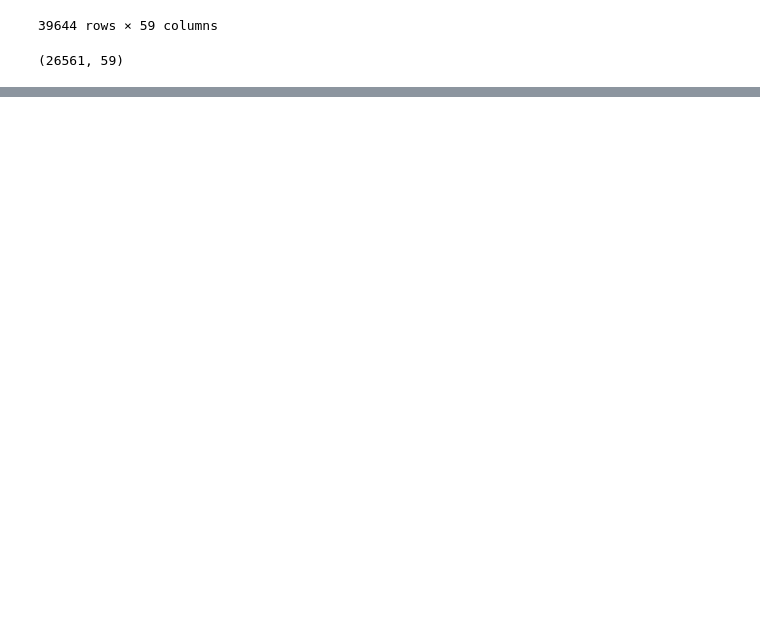
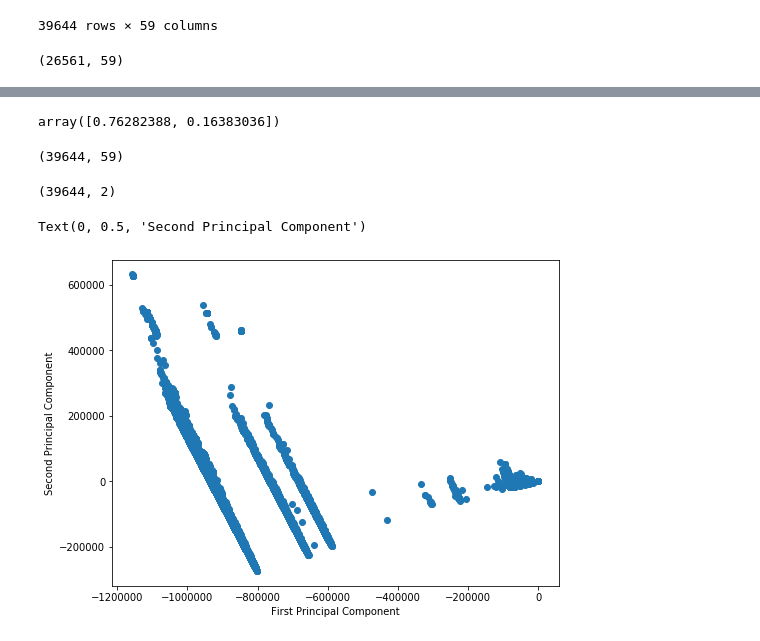
Before and after one commit to farzad-yousefi/Assessment-of-online-news-popularity, a Jupyter notebook: Newspopularity.ipynb, the cells around one changed output, grey strips where cells are left out. Saved outputs shown, nothing was run; the diff lists cells and outputs as text; code cells hidden in the pictures; blank space fills up the shorter version.

```diff
--- a/Newspopularity.ipynb
+++ b/Newspopularity.ipynb
@@ -392,0 +523,24 @@ model5.score(X_test,y_test)
+# %%
+pcd = PCA(2).fit(X)
+pcd.explained_variance_ratio_
+# %% [output]
+array([0.76282388, 0.16383036])
+# %%
+X.shape
+# %% [output]
+(39644, 59)
+# %%
+X_reduced = X @ pcd.components_.T
+# %%
+X_reduced.shape
+# %% [output]
+(39644, 2)
+# %%
+fig, ax = plt.subplots(1, figsize=(8, 6))
+
+ax.scatter(X_reduced[:, 0], X_reduced[:, 1])
+ax.set_xlabel("First Principal Component")
+ax.set_ylabel("Second Principal Component")
+# %% [output]
+Text(0, 0.5, 'Second Principal Component')
+[figure, added]
```
Also changed, not shown: parts of 38 cells of this notebook, 1 other file.
